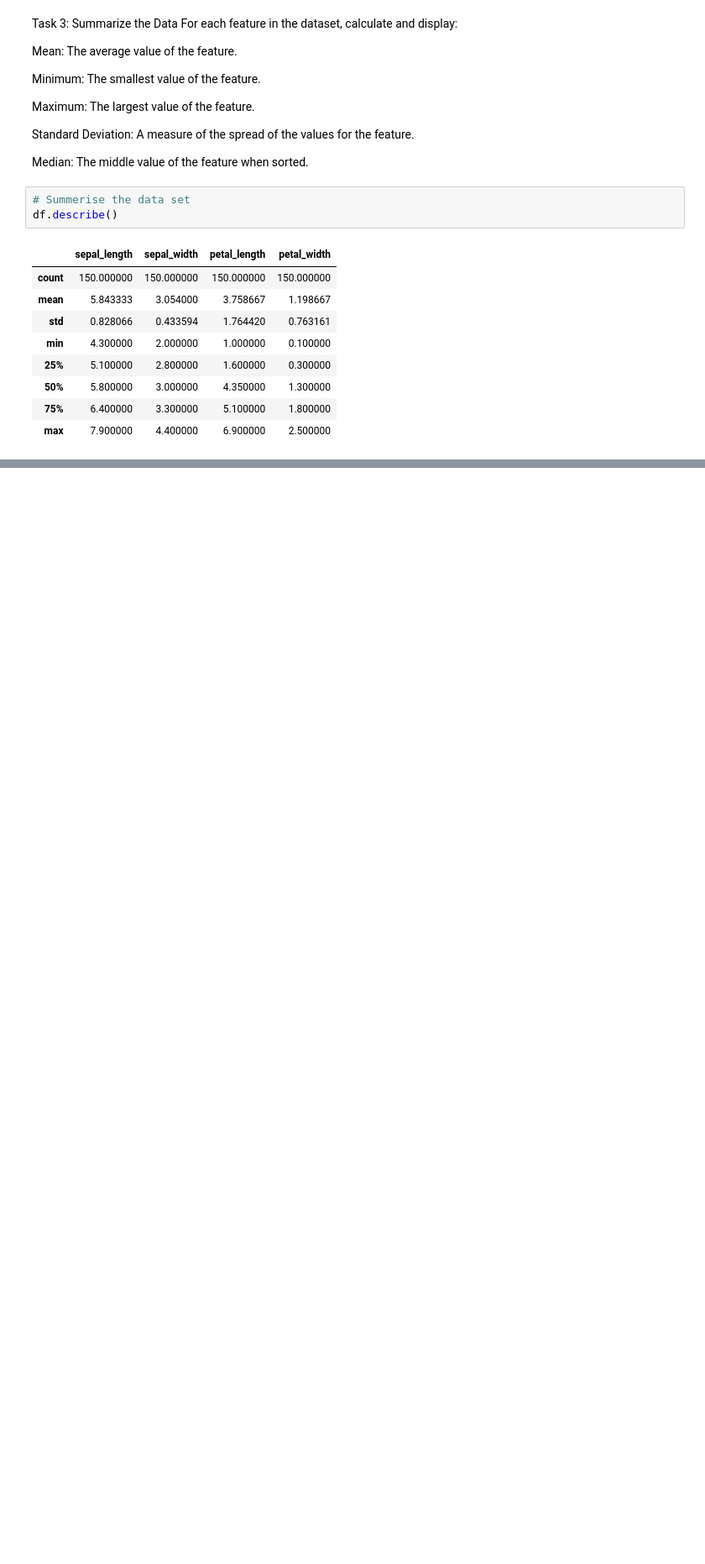
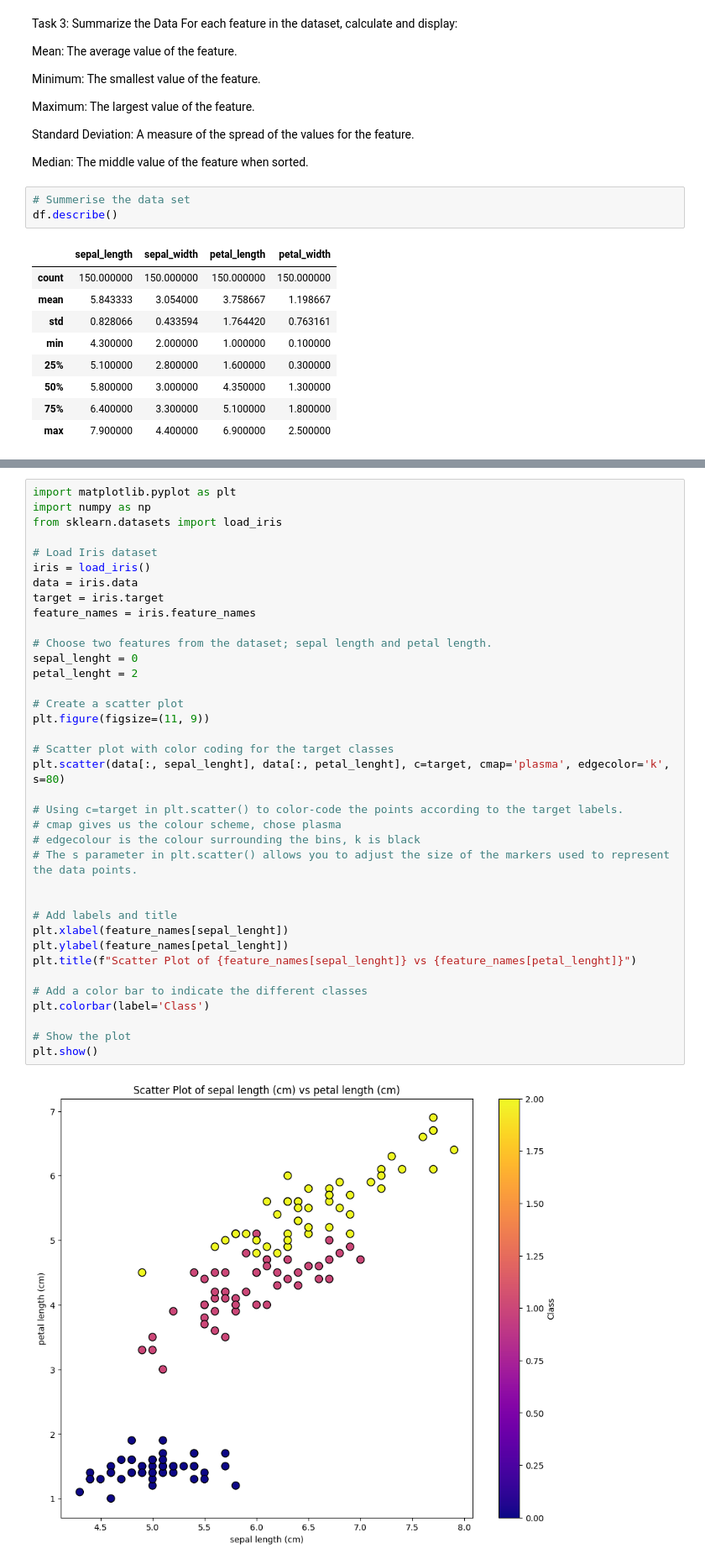
Before and after one commit to LDonn32/principles_of_data_analytics, a Jupyter notebook: tasks.ipynb, the cells around one changed output, grey strips where cells are left out. Shown at 84% size. Cells and saved outputs as stored; diff of their text form; blank space fills up the shorter version.

```diff
--- a/tasks.ipynb
+++ b/tasks.ipynb
@@ -220,0 +235,39 @@ plt.show()
+# %%
+import matplotlib.pyplot as plt
+import numpy as np
+from sklearn.datasets import load_iris
+
+# Load Iris dataset
+iris = load_iris()
+data = iris.data
+target = iris.target
+feature_names = iris.feature_names
+
+# Choose two features from the dataset; sepal length and petal length.
+sepal_lenght = 0
+petal_lenght = 2
+
+# Create a scatter plot
+plt.figure(figsize=(11, 9))
+
+# Scatter plot with color coding for the target classes
+plt.scatter(data[:, sepal_lenght], data[:, petal_lenght], c=target, cmap='plasma', edgecolor='k', s=80)
+
+# Using c=target in plt.scatter() to color-code the points according to the target labels.
+# cmap gives us the colour scheme, chose plasma
+# edgecolour is the colour surrounding the bins, k is black
+# The s parameter in plt.scatter() allows you to adjust the size of the markers used to represent the data points.
+
+
+# Add labels and title
+plt.xlabel(feature_names[sepal_lenght])
+plt.ylabel(feature_names[petal_lenght])
+plt.title(f"Scatter Plot of {feature_names[sepal_lenght]} vs {feature_names[petal_lenght]}")
+
+# Add a color bar to indicate the different classes
+plt.colorbar(label='Class')
+
+# Show the plot
+plt.show()
+# %% [output]
+[figure, added]
```
Also changed, not shown: parts of 12 cells of this notebook.
